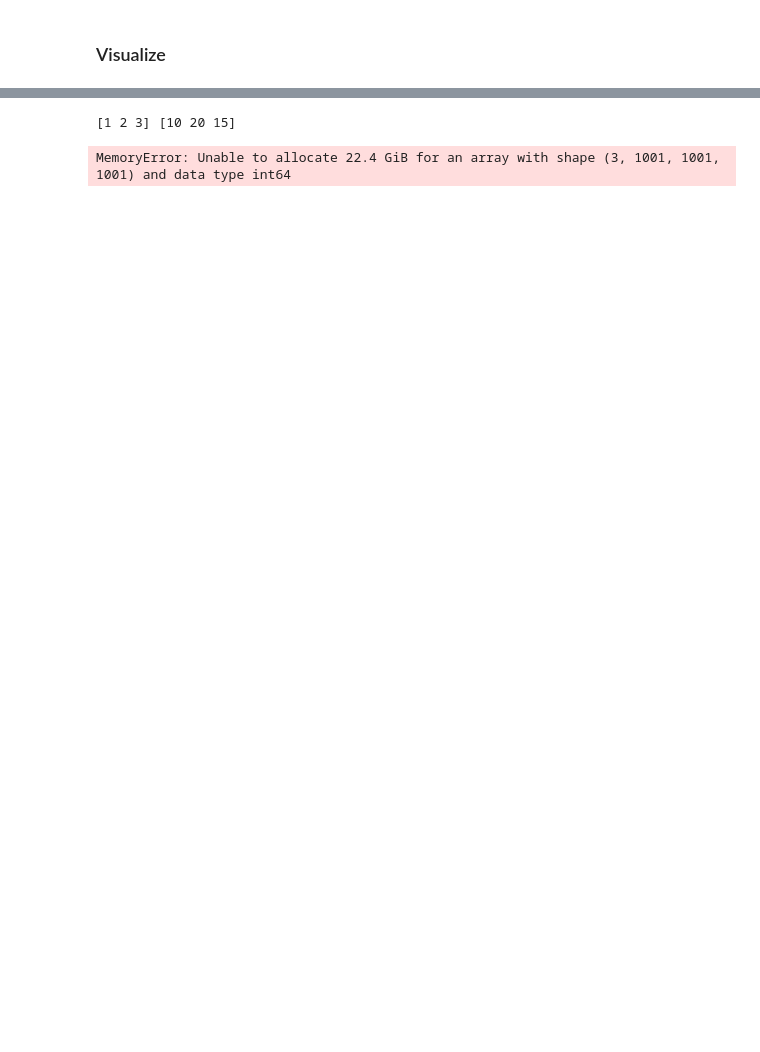
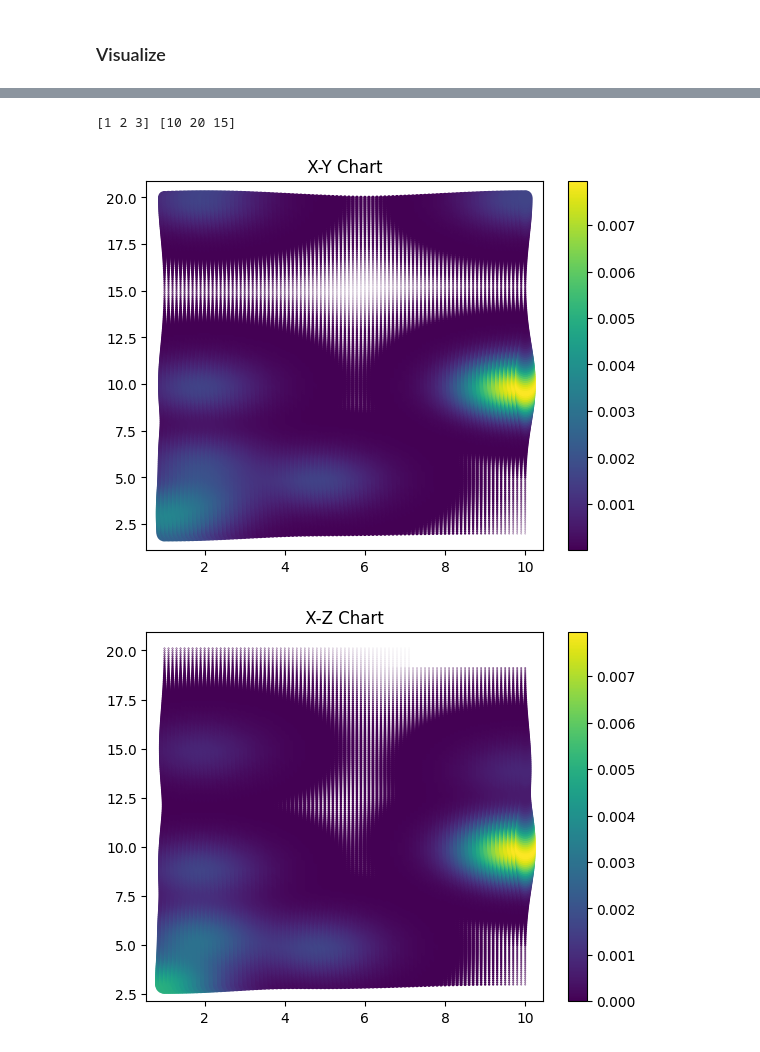
Before and after one commit to azhar-ikhtiarudin/frt-research-project, a Jupyter notebook: 2. readout/readout-3D-v1.ipynb, the cells around one changed output, grey strips where cells are left out. Cells and saved outputs as stored; diff of their text form; code cells hidden in the pictures; blank space fills up the shorter version.

```diff
--- a/2. readout/readout-3D-v1.ipynb
+++ b/2. readout/readout-3D-v1.ipynb
@@ -30,7 +30,8 @@ def getDistribution(grid_size, offset):
             ]
     offset_x, offset_y, offset_z = offset
 
-    gain = np.random.exponential(scale=det.gain_mean)
+    # gain = np.random.exponential(scale=det.gain_mean)
+    gain = 1
     # top_right = np.stack((np.array([x+pitch_x/2-offset_x, y+pitch_y/2-offset_y])), axis=-1)
     # bottom = np.stack((np.array([x+pitch_x/2-offset_x, y-pitch_y/2-offset_y])), axis=-1)
     # left = np.stack((np.array([x-pitch_x/2-offset_x, y+pitch_y/2-offset_y])), axis=-1)
@@ -71,6 +72,32 @@ def filterCoord(x, y, z, val, minvals, maxvals):
             filtered_z.append(z_val)
             filtered_val.append(v)
     return [filtered_x, filtered_y, filtered_z, filtered_val]
+
+import numpy as np
+
+def filterCoord_vect(x, y, z, val, minvals, maxvals):
+    # Convert input lists to NumPy arrays
+    x = np.array(x)
+    y = np.array(y)
+    z = np.array(z)
+    val = np.array(val)
+
+    # Define masks for filtering
+    x_mask = (minvals[0] <= x) & (x <= maxvals[0])
+    y_mask = (minvals[1] <= y) & (y <= maxvals[1])
+    z_mask = (minvals[2] <= z)
+
+    # Combine the masks to get the final filtering mask
+    final_mask = x_mask & y_mask & z_mask
+
+    # Use the filtering mask to get the filtered arrays
+    filtered_x = x[final_mask]
+    filtered_y = y[final_mask]
+    filtered_z = z[final_mask]
+    filtered_val = val[final_mask]
+
+    return [filtered_x, filtered_y, filtered_z, filtered_val]
+
 
 def getGridProps(coord, delta):
     index = int((coord + delta / 2) // delta)
@@ -132,6 +159,10 @@ def ReadoutGain(DriftedEvt):
         x_comb, y_comb, z_comb = zip(*CombinedEvt.keys())
 
     val_comb = list(CombinedEvt.values())
+    # print('time vectorization')
+    # %timeit filtered_coord_vect = filterCoord_vect(x_comb, y_comb, z_comb, val_comb, minvals, maxvals)
+    # print('time loop')
+    # %timeit filtered_coord = filterCoord(x_comb, y_comb, z_comb, val_comb, minvals, maxvals)
 
     filtered_coord = filterCoord(x_comb, y_comb, z_comb, val_comb, minvals, maxvals)
 
@@ -199,8 +302,8 @@ plotReadout(data)
 # %%
 # Initial Parameter
-pitch_x = 1
-pitch_y = 1
-pitch_z = 1
+pitch_x = 0.1
+pitch_y = 0.1
+pitch_z = 0.1
 std = det.PSFstd = 1
 thresh = 1e-20
 grid_size = 50
@@ -212,4 +315,12 @@ ReadoutEvt = ReadoutGain(DriftedEvt)
 event = np.array(ReadoutEvt)
 # %% [output]
 [1 2 3] [10 20 15]
-MemoryError: Unable to allocate 22.4 GiB for an array with shape (3, 1001, 1001, 1001) and data type int64
+# %%
+data = pd.DataFrame({'x': event[0], 'y': event[1],
+            'dt': event[2], 'Nel': event[3]})
+# chart_scaling = 200
+
+plotReadout(data)
+# %% [output]
+[figure, added]
+[figure, added]
```
Also changed, not shown: parts of 9 cells of this notebook, 15 other files.
